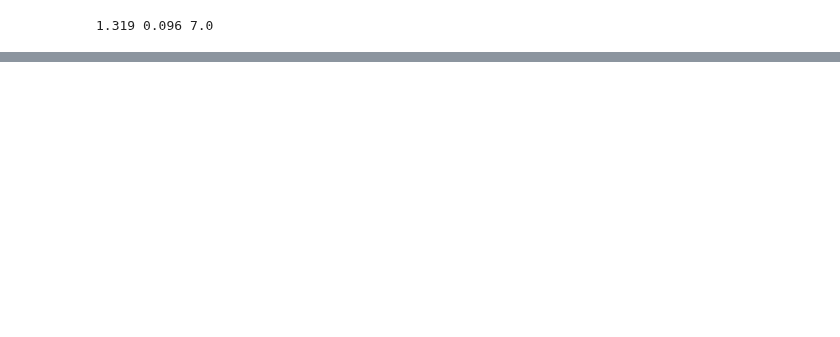
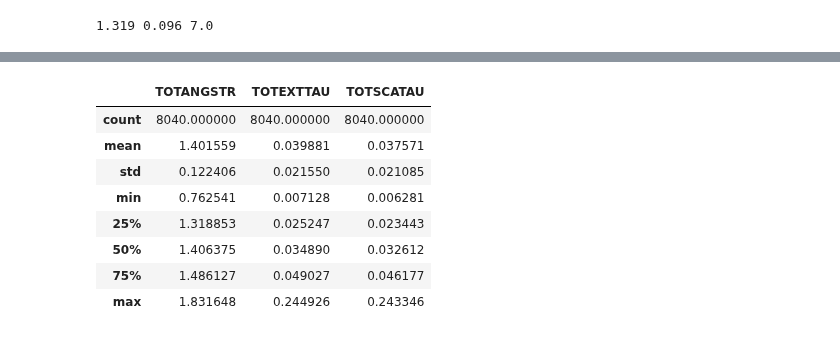
Before and after one commit to sylvielsstfr/GMAOMERRA2, a Jupyter notebook: tavg1_2d_aer_Nx_M2T1NXAER/MakeHistogramsfromAer.ipynb, the cells around one changed output, grey strips where cells are left out. Cells and saved outputs as stored; diff of their text form; code cells hidden in the pictures; blank space fills up the shorter version.

```diff
--- a/tavg1_2d_aer_Nx_M2T1NXAER/MakeHistogramsfromAer.ipynb
+++ b/tavg1_2d_aer_Nx_M2T1NXAER/MakeHistogramsfromAer.ipynb
@@ -84,0 +85,12 @@ plt.savefig('HistoAerAng2016_11.pdf')
+# %%
+df_year.describe()
+# %% [output]
+|  | TOTANGSTR | TOTEXTTAU | TOTSCATAU |
+| count | 8040.000000 | 8040.000000 | 8040.000000 |
+| mean | 1.401559 | 0.039881 | 0.037571 |
+| std | 0.122406 | 0.021550 | 0.021085 |
+| min | 0.762541 | 0.007128 | 0.006281 |
+| 25% | 1.318853 | 0.025247 | 0.023443 |
+| 50% | 1.406375 | 0.034890 | 0.032612 |
+| 75% | 1.486127 | 0.049027 | 0.046177 |
+| max | 1.831648 | 0.244926 | 0.243346 |
```
Also changed, not shown: parts of 6 cells of this notebook, 2 other files.
